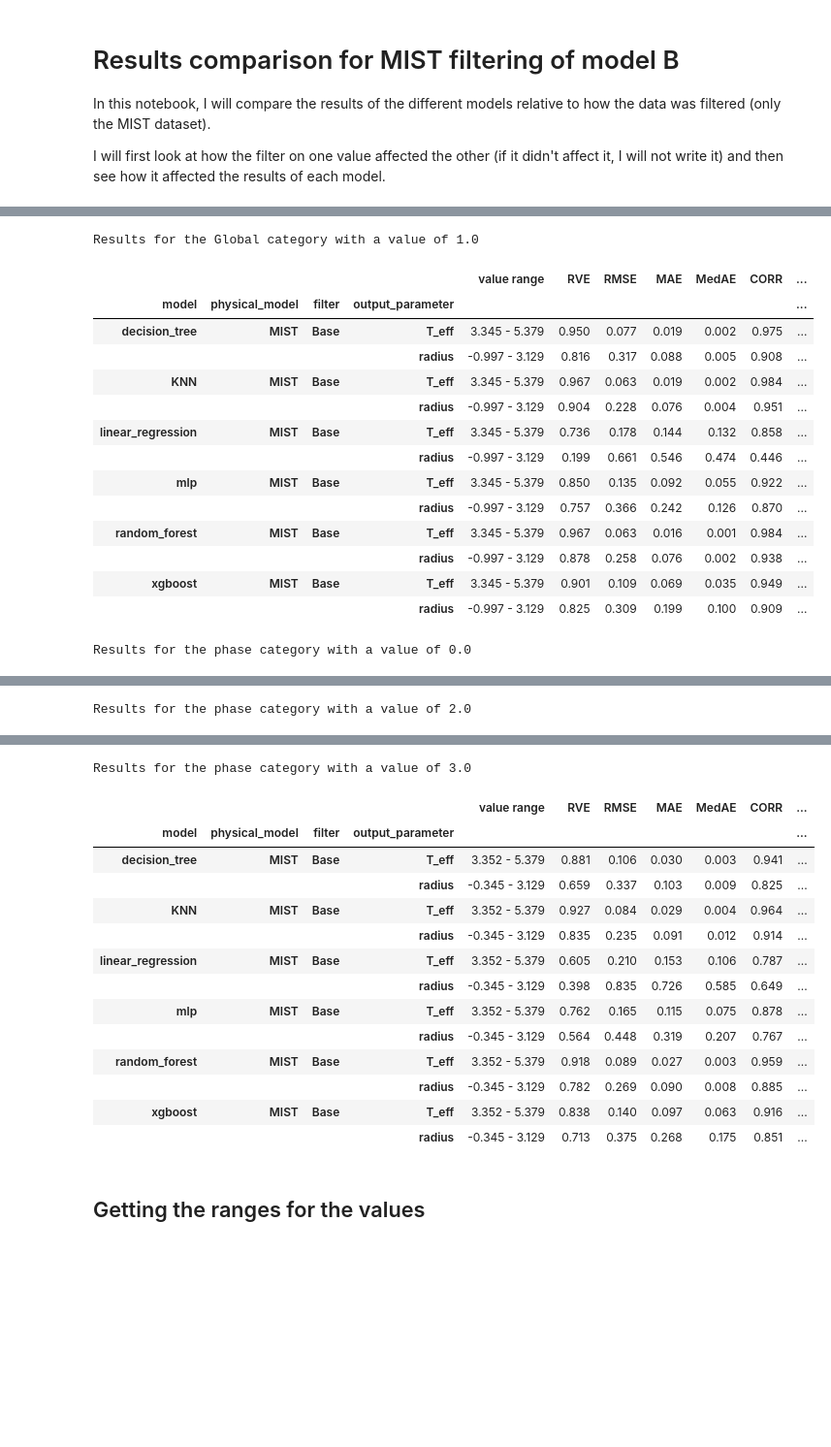
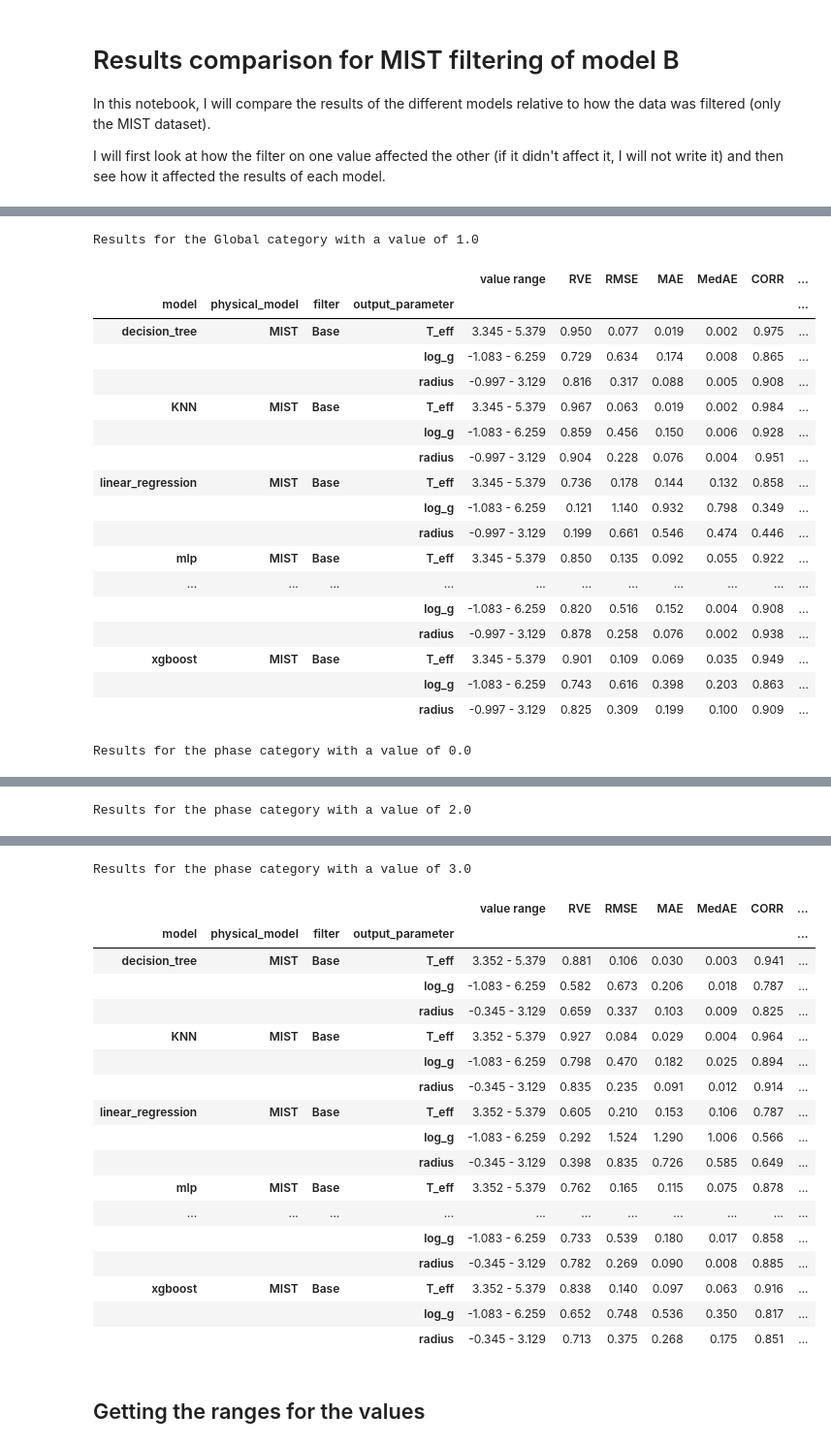
Before and after one commit to anpirott/thesis, a Jupyter notebook: notebooks/ML/method_ML/model_B/default_models/MIST/compare_model_results.ipynb, the cells around one changed output, grey strips where cells are left out. Shown at 97% size. Saved outputs shown, nothing was run; the diff lists cells and outputs as text; code cells hidden in the pictures; blank space fills up the shorter version.

```diff
--- a/notebooks/ML/method_ML/model_B/default_models/MIST/compare_model_results.ipynb
+++ b/notebooks/ML/method_ML/model_B/default_models/MIST/compare_model_results.ipynb
@@ -48,24 +48,28 @@ Results for the phase category with a value of 3.0
 |  |  | mass_smaller_30 | T_eff | 3.352 - 5.354 | 0.904 | 0.085 | 0.024 | 0.003 | 0.952 | ... |
 # %%
 compare_metrics(path, value_rounding=3,
-                output_parameters=["T_eff", "radius"], # output_parameters=["radius"],
+                output_parameters=["T_eff", "radius", "log_g"], # output_parameters=["radius"],
                 physical_models=["MIST"],
                 data_filters=["Base"])
 # %% [output]
 Results for the Global category with a value of 1.0
 |  |  |  |  | value range | RVE | RMSE | MAE | MedAE | CORR | ... |
 | model | physical_model | filter | output_parameter |  |  |  |  |  |  | ... |
 | decision_tree | MIST | Base | T_eff | 3.345 - 5.379 | 0.950 | 0.077 | 0.019 | 0.002 | 0.975 | ... |
+|  |  |  | log_g | -1.083 - 6.259 | 0.729 | 0.634 | 0.174 | 0.008 | 0.865 | ... |
 |  |  |  | radius | -0.997 - 3.129 | 0.816 | 0.317 | 0.088 | 0.005 | 0.908 | ... |
 | KNN | MIST | Base | T_eff | 3.345 - 5.379 | 0.967 | 0.063 | 0.019 | 0.002 | 0.984 | ... |
+|  |  |  | log_g | -1.083 - 6.259 | 0.859 | 0.456 | 0.150 | 0.006 | 0.928 | ... |
 |  |  |  | radius | -0.997 - 3.129 | 0.904 | 0.228 | 0.076 | 0.004 | 0.951 | ... |
 | linear_regression | MIST | Base | T_eff | 3.345 - 5.379 | 0.736 | 0.178 | 0.144 | 0.132 | 0.858 | ... |
+|  |  |  | log_g | -1.083 - 6.259 | 0.121 | 1.140 | 0.932 | 0.798 | 0.349 | ... |
 |  |  |  | radius | -0.997 - 3.129 | 0.199 | 0.661 | 0.546 | 0.474 | 0.446 | ... |
 | mlp | MIST | Base | T_eff | 3.345 - 5.379 | 0.850 | 0.135 | 0.092 | 0.055 | 0.922 | ... |
-|  |  |  | radius | -0.997 - 3.129 | 0.757 | 0.366 | 0.242 | 0.126 | 0.870 | ... |
-| random_forest | MIST | Base | T_eff | 3.345 - 5.379 | 0.967 | 0.063 | 0.016 | 0.001 | 0.984 | ... |
+| ... | ... | ... | ... | ... | ... | ... | ... | ... | ... | ... |
+|  |  |  | log_g | -1.083 - 6.259 | 0.820 | 0.516 | 0.152 | 0.004 | 0.908 | ... |
 |  |  |  | radius | -0.997 - 3.129 | 0.878 | 0.258 | 0.076 | 0.002 | 0.938 | ... |
 | xgboost | MIST | Base | T_eff | 3.345 - 5.379 | 0.901 | 0.109 | 0.069 | 0.035 | 0.949 | ... |
+|  |  |  | log_g | -1.083 - 6.259 | 0.743 | 0.616 | 0.398 | 0.203 | 0.863 | ... |
 |  |  |  | radius | -0.997 - 3.129 | 0.825 | 0.309 | 0.199 | 0.100 | 0.909 | ... |
 Results for the phase category with a value of 0.0
 |  |  |  |  | value range | RVE | RMSE | MAE | MedAE | CORR | ... |
@@ -101,16 +113,20 @@ Results for the phase category with a value of 3.0
 |  |  |  |  | value range | RVE | RMSE | MAE | MedAE | CORR | ... |
 | model | physical_model | filter | output_parameter |  |  |  |  |  |  | ... |
 | decision_tree | MIST | Base | T_eff | 3.352 - 5.379 | 0.881 | 0.106 | 0.030 | 0.003 | 0.941 | ... |
+|  |  |  | log_g | -1.083 - 6.259 | 0.582 | 0.673 | 0.206 | 0.018 | 0.787 | ... |
 |  |  |  | radius | -0.345 - 3.129 | 0.659 | 0.337 | 0.103 | 0.009 | 0.825 | ... |
 | KNN | MIST | Base | T_eff | 3.352 - 5.379 | 0.927 | 0.084 | 0.029 | 0.004 | 0.964 | ... |
+|  |  |  | log_g | -1.083 - 6.259 | 0.798 | 0.470 | 0.182 | 0.025 | 0.894 | ... |
 |  |  |  | radius | -0.345 - 3.129 | 0.835 | 0.235 | 0.091 | 0.012 | 0.914 | ... |
 | linear_regression | MIST | Base | T_eff | 3.352 - 5.379 | 0.605 | 0.210 | 0.153 | 0.106 | 0.787 | ... |
+|  |  |  | log_g | -1.083 - 6.259 | 0.292 | 1.524 | 1.290 | 1.006 | 0.566 | ... |
 |  |  |  | radius | -0.345 - 3.129 | 0.398 | 0.835 | 0.726 | 0.585 | 0.649 | ... |
 | mlp | MIST | Base | T_eff | 3.352 - 5.379 | 0.762 | 0.165 | 0.115 | 0.075 | 0.878 | ... |
-|  |  |  | radius | -0.345 - 3.129 | 0.564 | 0.448 | 0.319 | 0.207 | 0.767 | ... |
-| random_forest | MIST | Base | T_eff | 3.352 - 5.379 | 0.918 | 0.089 | 0.027 | 0.003 | 0.959 | ... |
+| ... | ... | ... | ... | ... | ... | ... | ... | ... | ... | ... |
+|  |  |  | log_g | -1.083 - 6.259 | 0.733 | 0.539 | 0.180 | 0.017 | 0.858 | ... |
 |  |  |  | radius | -0.345 - 3.129 | 0.782 | 0.269 | 0.090 | 0.008 | 0.885 | ... |
 | xgboost | MIST | Base | T_eff | 3.352 - 5.379 | 0.838 | 0.140 | 0.097 | 0.063 | 0.916 | ... |
+|  |  |  | log_g | -1.083 - 6.259 | 0.652 | 0.748 | 0.536 | 0.350 | 0.817 | ... |
 |  |  |  | radius | -0.345 - 3.129 | 0.713 | 0.375 | 0.268 | 0.175 | 0.851 | ... |
 # %% [markdown]
 ## Getting the ranges for the values
```
Also changed, not shown: parts of 1 cell of this notebook, 16 other files.
